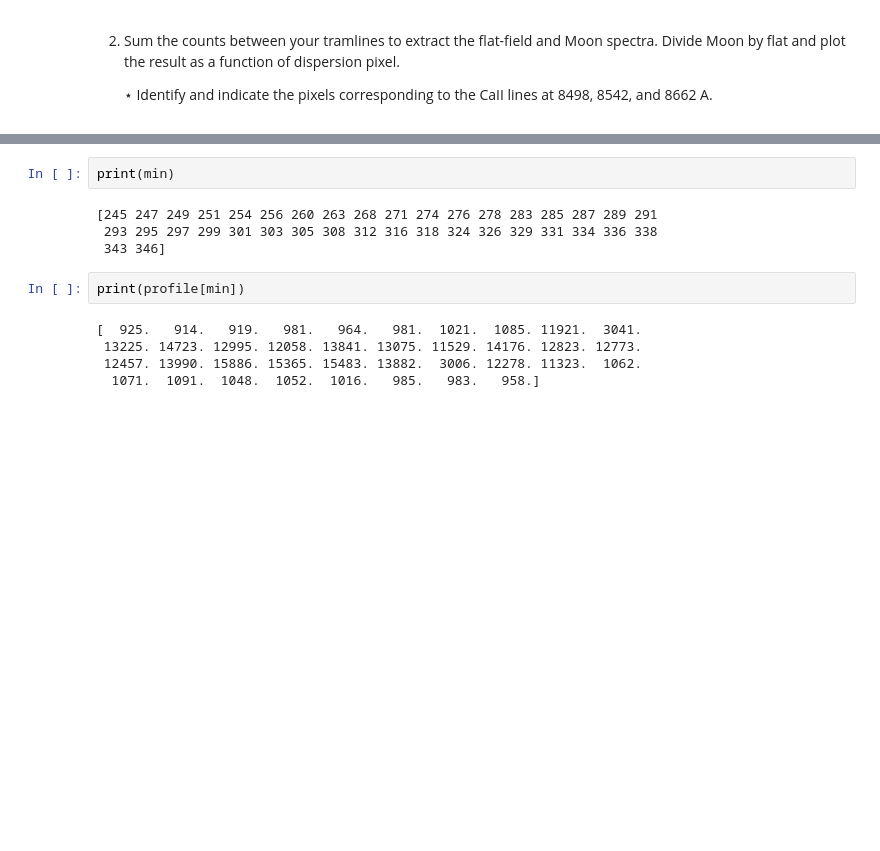
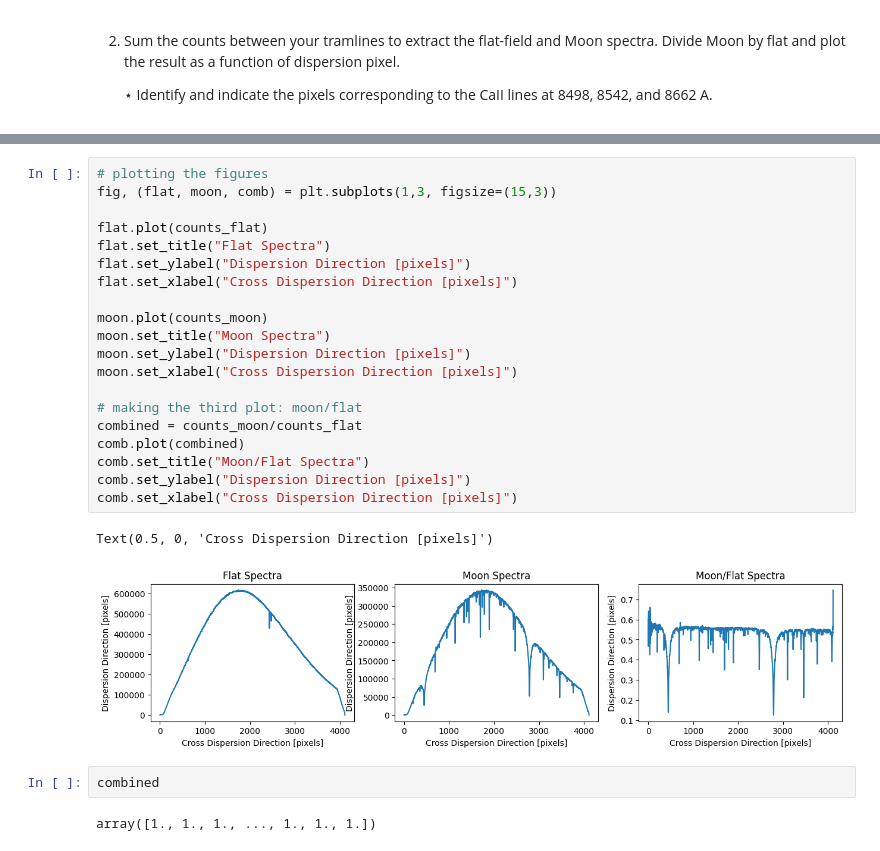
Before and after one commit to u7496134/Assignment_2, a Jupyter notebook: A.1.ipynb, the cells around one changed output, grey strips where cells are left out. Drawn from its saved outputs; the diff is of its cells as text; blank space fills up the shorter version.

Commit message:
final plots of q.4 part 2 - summed moon and flat spectra

```diff
--- a/A.1.ipynb
+++ b/A.1.ipynb
@@ -491,13 +521,27 @@ plt.savefig(file_path)
 # %%
-print(min)
+# plotting the figures
+fig, (flat, moon, comb) = plt.subplots(1,3, figsize=(15,3))
+
+flat.plot(counts_flat)
+flat.set_title("Flat Spectra")
+flat.set_ylabel("Dispersion Direction [pixels]")
+flat.set_xlabel("Cross Dispersion Direction [pixels]")
+
+moon.plot(counts_moon)
+moon.set_title("Moon Spectra")
+moon.set_ylabel("Dispersion Direction [pixels]")
+moon.set_xlabel("Cross Dispersion Direction [pixels]")
+
+# making the third plot: moon/flat
+combined = counts_moon/counts_flat
+comb.plot(combined)
+comb.set_title("Moon/Flat Spectra")
+comb.set_ylabel("Dispersion Direction [pixels]")
+comb.set_xlabel("Cross Dispersion Direction [pixels]")
 # %% [output]
-[245 247 249 251 254 256 260 263 268 271 274 276 278 283 285 287 289 291
- 293 295 297 299 301 303 305 308 312 316 318 324 326 329 331 334 336 338
- 343 346]
+Text(0.5, 0, 'Cross Dispersion Direction [pixels]')
+[figure, added]
 # %%
-print(profile[min])
+combined
 # %% [output]
-[  925.   914.   919.   981.   964.   981.  1021.  1085. 11921.  3041.
- 13225. 14723. 12995. 12058. 13841. 13075. 11529. 14176. 12823. 12773.
- 12457. 13990. 15886. 15365. 15483. 13882.  3006. 12278. 11323.  1062.
-  1071.  1091.  1048.  1052.  1016.   985.   983.   958.]
+array([1., 1., 1., ..., 1., 1., 1.])
```
Also changed, not shown: parts of 2 cells of this notebook.
